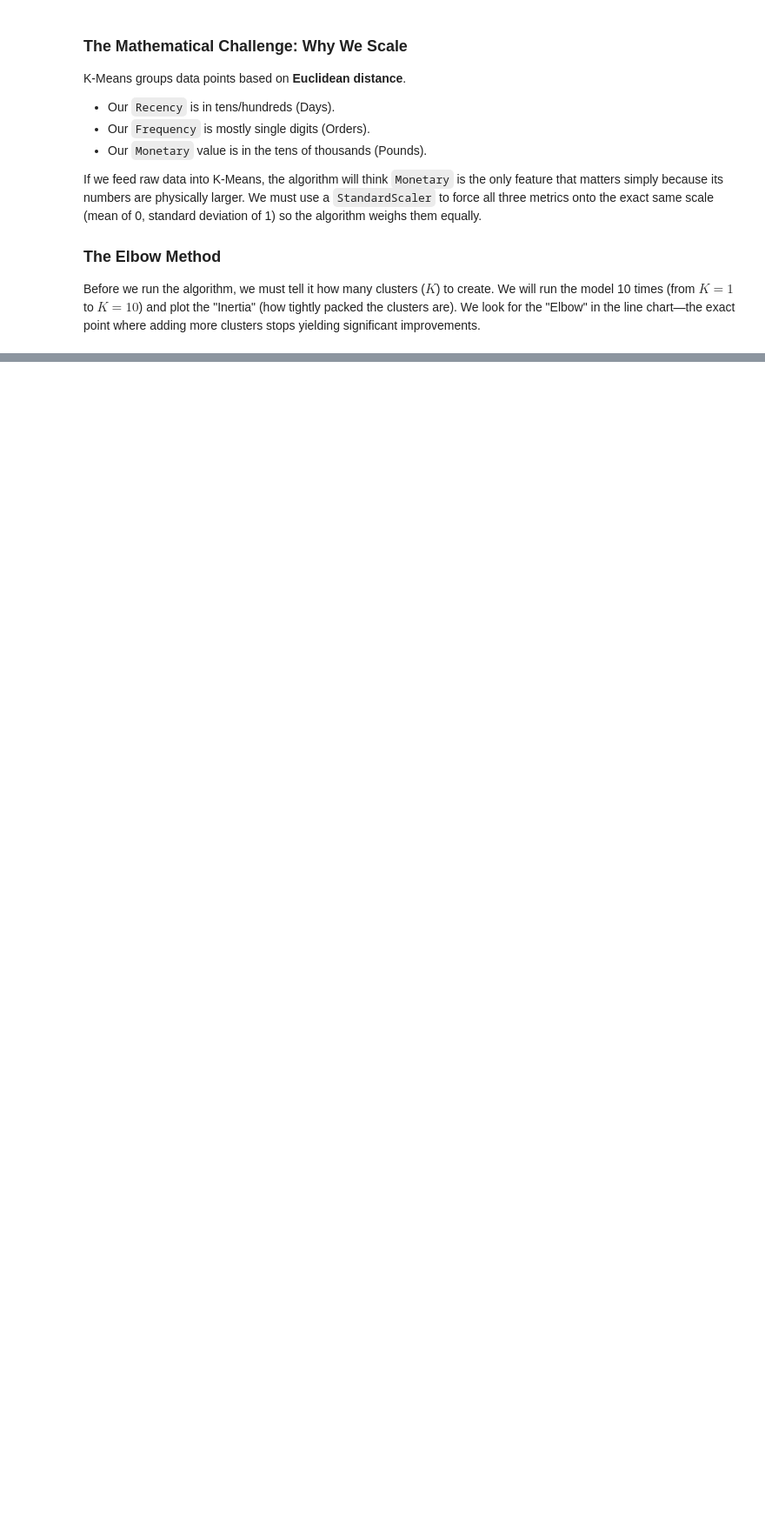
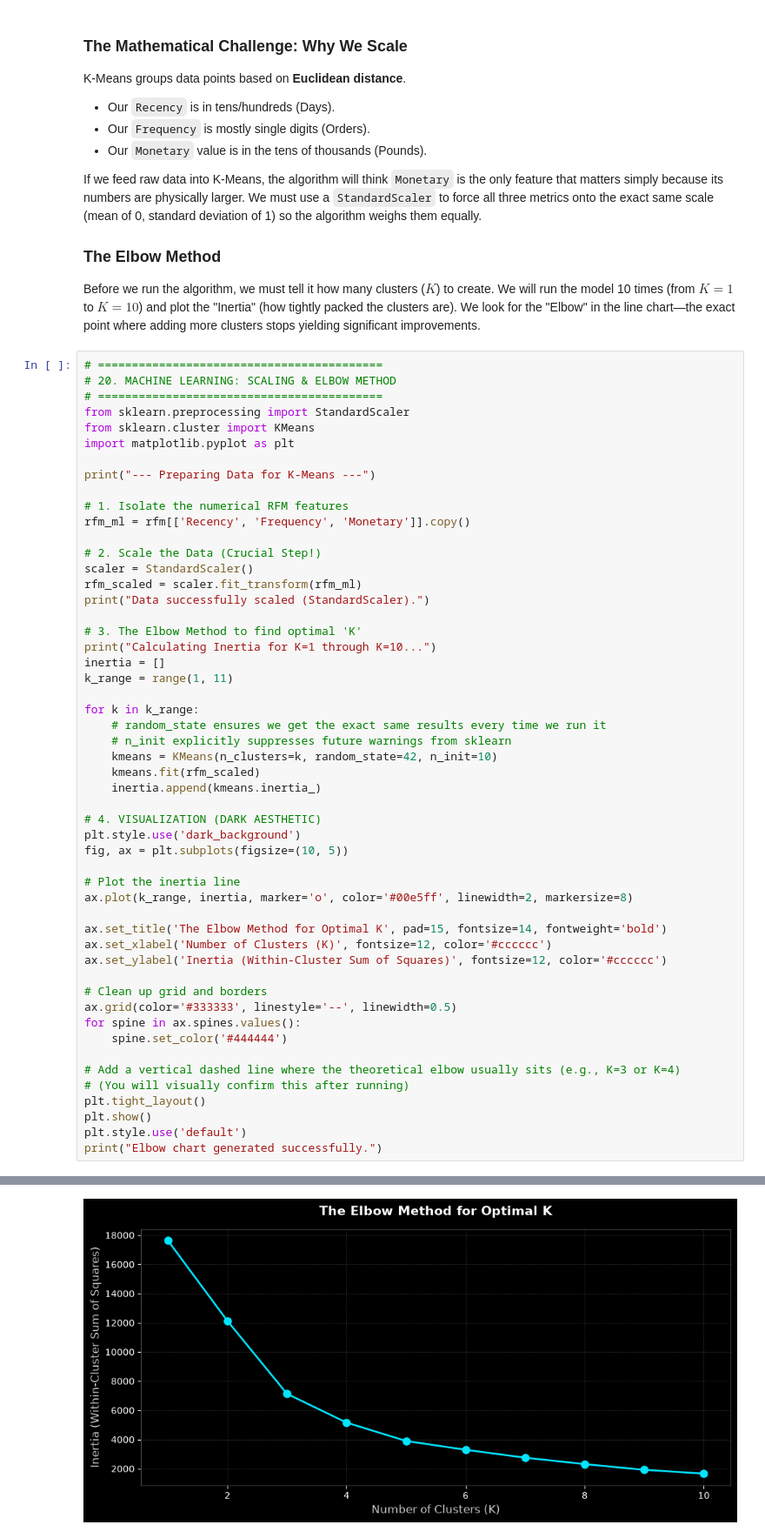
Before and after one commit to MianArslan09/UCI-Retail-II-Data-EDA, a Jupyter notebook: notebooks/EDA.ipynb, the cells around one changed output, grey strips where cells are left out. Shown at 87% size. Cells and saved outputs as stored; diff of their text form; blank space fills up the shorter version.

```diff
--- a/notebooks/EDA.ipynb
+++ b/notebooks/EDA.ipynb
@@ -1616,3 +1616,56 @@ If we feed raw data into K-Means, the algorithm will think `Monetary` is the onl
 
 ### **The Elbow Method**
 Before we run the algorithm, we must tell it how many clusters ($K$) to create. We will run the model 10 times (from $K=1$ to $K=10$) and plot the "Inertia" (how tightly packed the clusters are). We look for the "Elbow" in the line chart—the exact point where adding more clusters stops yielding significant improvements.
+# %%
+# ==========================================
+# 20. MACHINE LEARNING: SCALING & ELBOW METHOD
+# ==========================================
+from sklearn.preprocessing import StandardScaler
+from sklearn.cluster import KMeans
+import matplotlib.pyplot as plt
+
+print("--- Preparing Data for K-Means ---")
+
+# 1. Isolate the numerical RFM features
+rfm_ml = rfm[['Recency', 'Frequency', 'Monetary']].copy()
+
+# 2. Scale the Data (Crucial Step!)
+scaler = StandardScaler()
+rfm_scaled = scaler.fit_transform(rfm_ml)
+print("Data successfully scaled (StandardScaler).")
+
+# 3. The Elbow Method to find optimal 'K'
+print("Calculating Inertia for K=1 through K=10...")
+inertia = []
+k_range = range(1, 11)
+
+for k in k_range:
+    # random_state ensures we get the exact same results every time we run it
+    # n_init explicitly suppresses future warnings from sklearn
+    kmeans = KMeans(n_clusters=k, random_state=42, n_init=10)
+    kmeans.fit(rfm_scaled)
+    inertia.append(kmeans.inertia_)
+
+# 4. VISUALIZATION (DARK AESTHETIC)
+plt.style.use('dark_background')
+fig, ax = plt.subplots(figsize=(10, 5))
+
+# Plot the inertia line
+ax.plot(k_range, inertia, marker='o', color='#00e5ff', linewidth=2, markersize=8)
+
+ax.set_title('The Elbow Method for Optimal K', pad=15, fontsize=14, fontweight='bold')
+ax.set_xlabel('Number of Clusters (K)', fontsize=12, color='#cccccc')
+ax.set_ylabel('Inertia (Within-Cluster Sum of Squares)', fontsize=12, color='#cccccc')
+
+# Clean up grid and borders
+ax.grid(color='#333333', linestyle='--', linewidth=0.5)
+for spine in ax.spines.values():
+    spine.set_color('#444444')
+
+# Add a vertical dashed line where the theoretical elbow usually sits (e.g., K=3 or K=4)
+# (You will visually confirm this after running)
+plt.tight_layout()
+plt.show()
+plt.style.use('default')
+print("Elbow chart generated successfully.")
+# %% [output]
@@ -1618,0 +1675 @@ Before we run the algorithm, we must tell it how many clusters ($K$) to create.
+[figure, added]
```
Also changed, not shown: parts of 2 cells of this notebook.
